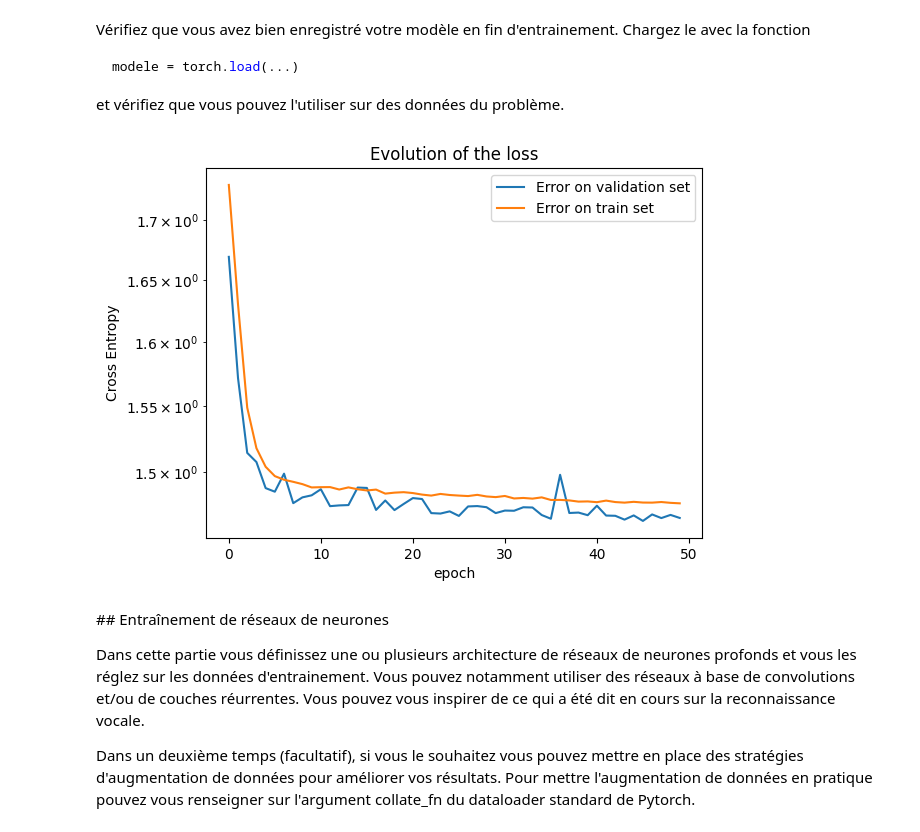
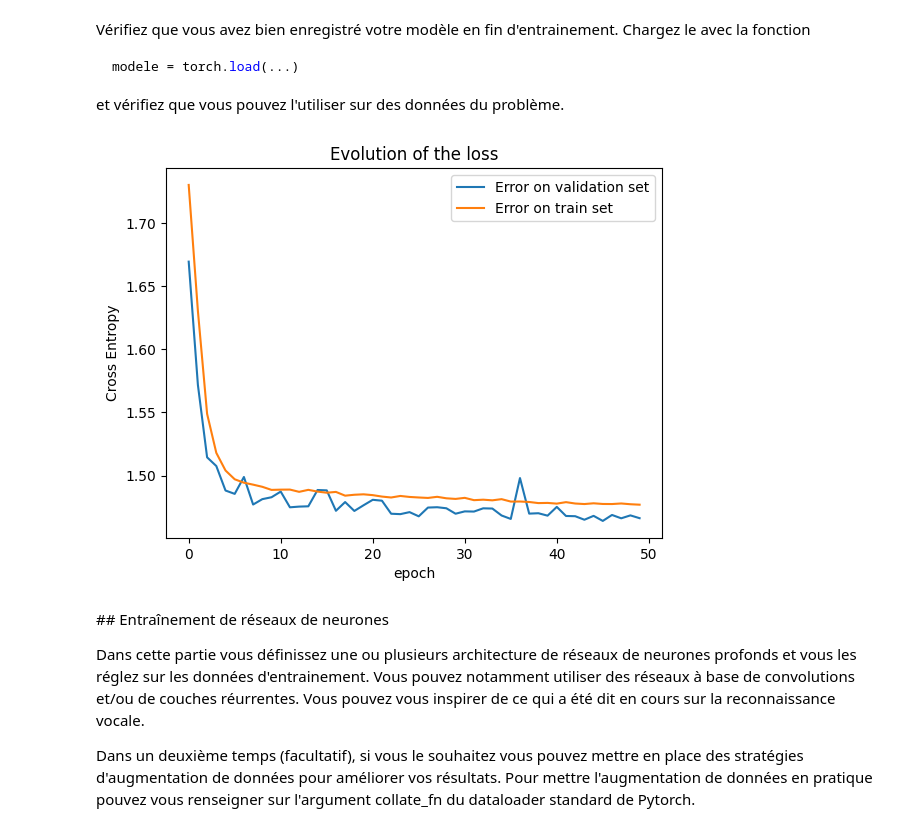
Before and after one commit to gregoirebechade/MVA_bis, a Jupyter notebook: signal_processing/TP3/dlts_tp3.ipynb, the cells around one changed output. Saved outputs shown, nothing was run; the diff lists cells and outputs as text; code cells hidden in the pictures.

```diff
--- a/signal_processing/TP3/dlts_tp3.ipynb
+++ b/signal_processing/TP3/dlts_tp3.ipynb
@@ -246,20 +251,18 @@ import torch.nn.functional as F
 
 class Dummy(nn.Module):
     def __init__(self):
-        super(Dummy, self).__init__()
-        self.conv1 = nn.Conv1d(in_channels=2, out_channels=16, kernel_size=3, padding=1)
-        self.conv2 = nn.Conv1d(in_channels=16, out_channels=32, kernel_size=3, padding=1)
-        self.fc = nn.Linear(in_features=32, out_features=6)
+      super(Dummy, self).__init__()
+      self.conv1 = nn.Conv1d(in_channels=2, out_channels=16, kernel_size=3, padding=1)
+      self.conv2 = nn.Conv1d(in_channels=16, out_channels=32, kernel_size=3, padding=1)
+      self.fc = nn.Linear(in_features=32, out_features=6)
 
     def forward(self, x):
       # x est de taille [B , 2, 2048]
-        # x = x.permute(0, 2, 1) # on le transforme en [B, 2, 2048] pour pouvoir convoler
-        x = F.relu(self.conv1(x)) # 10 16 2048
-        x = F.relu(self.conv2(x)) # 10, 32, 2048
-        x = F.adaptive_avg_pool1d(x, 1).squeeze(-1)  # Réduit à [B, 32]
-        x=F.relu(self.fc(x))
-        # x = self.fc(x)
-        return x  # La sortie sera de forme [B,  6]
+      x = F.relu(self.conv1(x)) # 10 16 2048
+      x = F.relu(self.conv2(x)) # 10, 32, 2048
+      x = F.adaptive_avg_pool1d(x, 1).squeeze(-1)  # Réduit à [B, 32]
+      x = F.sigmoid(self.fc(x))
+      return x  # La sortie sera de forme [B,  6]
 # %% [markdown]
 Instanciez votre modèle et testez la consistence de ses entrées / sorties vis à vis des données étudiées (test purement fonctionnel, pas besoin de chercher à réaliser un entraînement à ce point).
 # %%
@@ -352,0 +358,12 @@ Mettez en place votre pipeline et testez là sur votre modèle dumb. Faites en s
+# %%
+loss_bis=torch.nn.NLLLoss()
+# %%
+vector = torch.ones(5)
+# vector[2]=4
+vector[3]=7
+vector[0]=5
+print(vector)
+print()
+for i in range(5):
+    # print(loss(vector, torch.tensor(i)))
+    print(loss_bis(vector, torch.tensor(i)))
@@ -354,9 +379,8 @@ Mettez en place votre pipeline et testez là sur votre modèle dumb. Faites en s
 device = 'cpu'
 model = Dummy()
 n_epochs=50
-loss = nn.CrossEntropyLoss()
+loss = torch.nn.NLLLoss()
 optimizer = torch.optim.Adam(model.parameters())
-chemin_vers_sauvegarde_model ='./dummy_model.pth'
 model.to(device)
 loss_train=[]
 loss_val=[]
@@ -452,15 +476,15 @@ with open('./loss_train_dummy.txt', 'r') as f :
     for line in f.readlines():
         loss_train_set.append(float(line))
 # %%
-plt.semilogy(loss_list_val, label='Error on validation set')
-plt.semilogy(loss_list_train, label='Error on train set')
+plt.plot(loss_val_set, label='Error on validation set')
+plt.plot(loss_train_set, label='Error on train set')
 plt.title('Evolution of the loss')
 plt.xlabel('epoch')
 plt.ylabel('Cross Entropy')
 plt.legend()
 plt.show()
 # %% [output]
-[figure, old version]
+[figure, new version]
 # %% [markdown]
 ## Entraînement de réseaux de neurones
 
```
Also changed, not shown: parts of 8 cells of this notebook.
